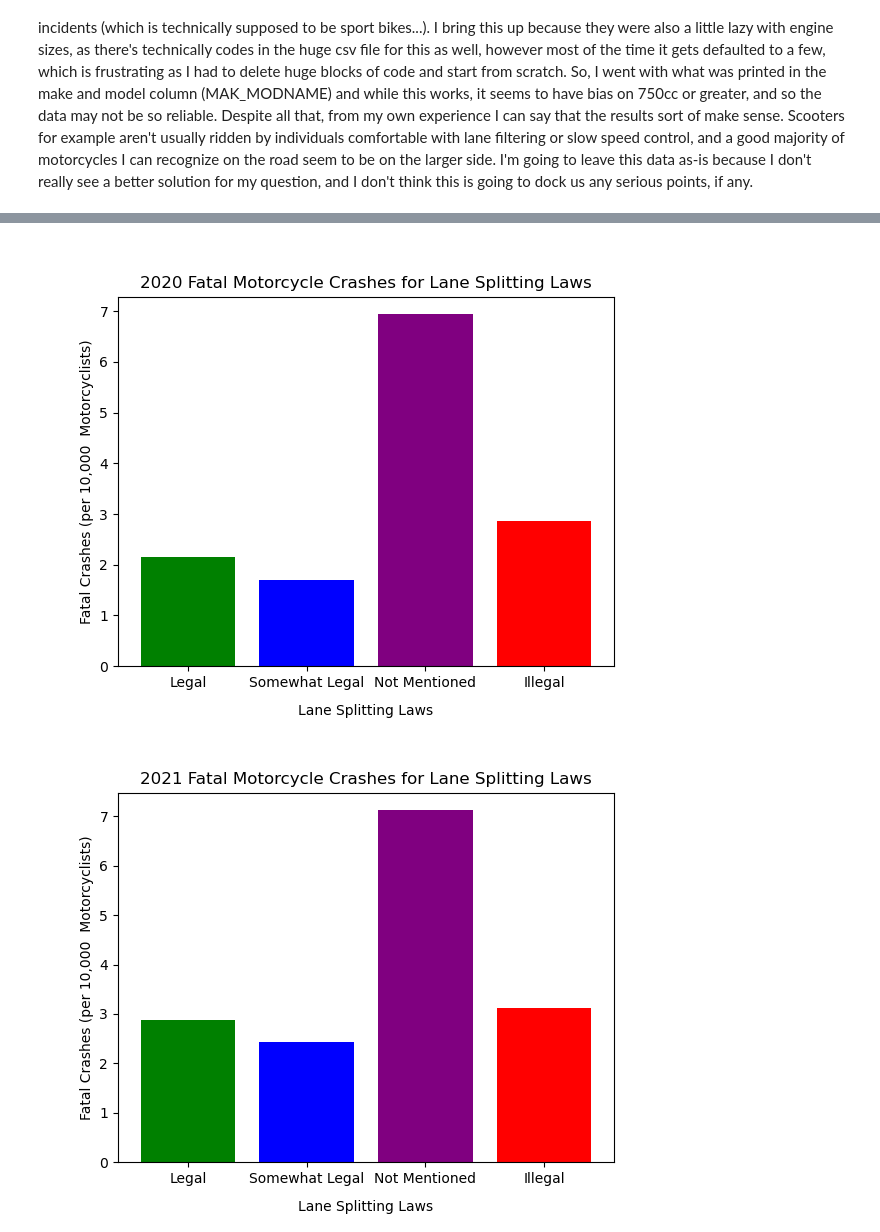
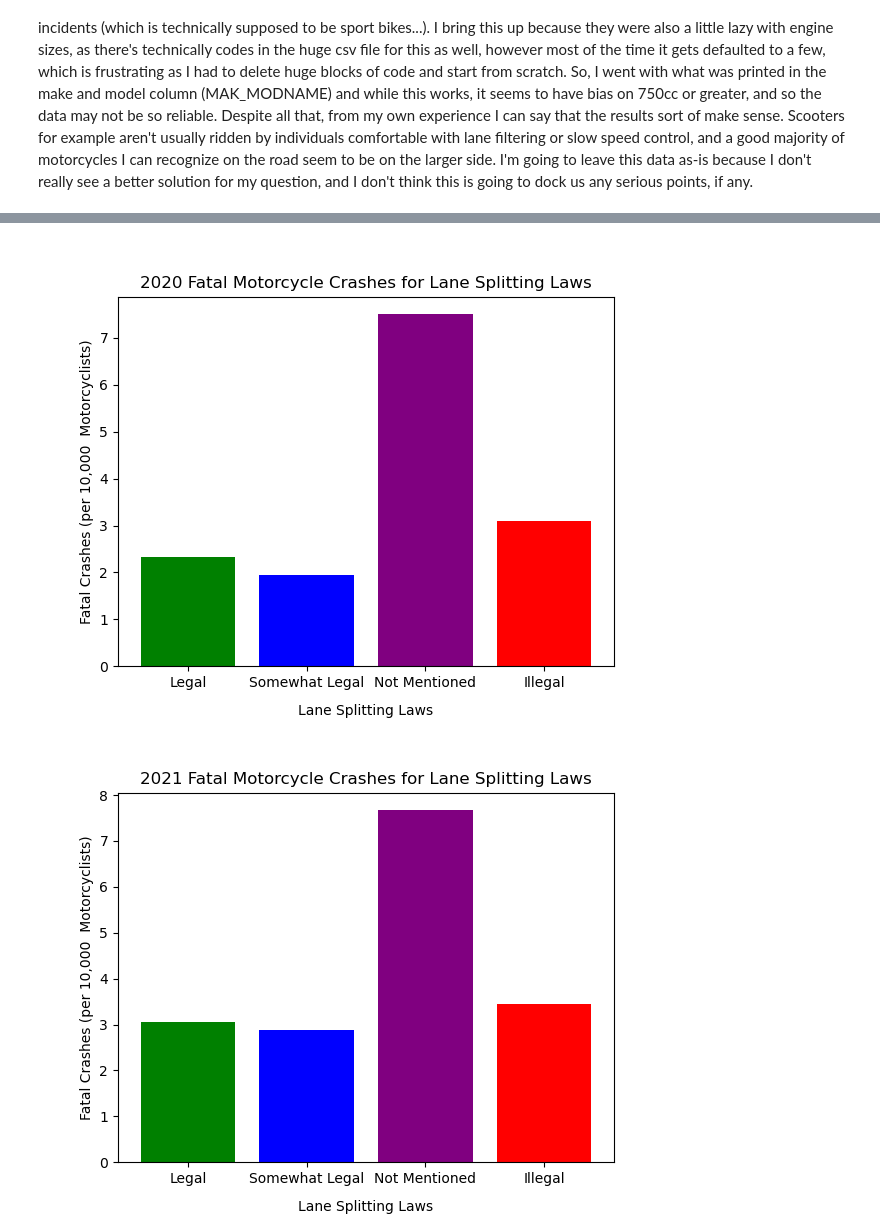
Before and after one commit to CalvinPedigo/Data-Analyst-Project-1, a Jupyter notebook: Notebook_structor.ipynb, the cells around one changed output, grey strips where cells are left out. Drawn from its saved outputs; the diff is of its cells as text; code cells hidden in the pictures.

```diff
--- a/Notebook_structor.ipynb
+++ b/Notebook_structor.ipynb
@@ -287,7 +287,7 @@ filtered_df_list=[]
 for df in df_list:
 
     cleaned_df = df[['STATE','BODY_TYP','MONTH','DEATHS','OWNER']]
-    motorcycle_df = cleaned_df.loc[cleaned_df['BODY_TYP']== 80]
+    motorcycle_df = cleaned_df.loc[cleaned_df['BODY_TYP'].between(80, 87)]
     summer_df = motorcycle_df.loc[(motorcycle_df['MONTH'] >= 4) & (motorcycle_df['MONTH'] <= 8)]
     final_filter_df = summer_df.loc[(summer_df['OWNER'] != 0) & (summer_df['DEATHS'] > 0)]
 
@@ -351,13 +351,13 @@ somewhat_legal_deaths = somewhat_legal_group[1]["DEATHS"].count()
 not_mentioned_deaths = not_mentioned_group[1]["DEATHS"].count()
 illegal_deaths = illegal_group[1]["DEATHS"].count()
 
-legal_per_reg = (legal_deaths / legal_reg_2020) * 10000
-somewhat_legal_per_reg = (somewhat_legal_deaths / somewhat_legal_reg_2020) * 10000
-not_mentioned_per_reg = (not_mentioned_deaths / not_mentioned_reg_2020) * 10000
-illegal_per_reg  = (illegal_deaths/ illegal_reg_2020) * 10000
+legal_per_reg_2020 = (legal_deaths / legal_reg_2020) * 10000
+somewhat_legal_per_reg_2020 = (somewhat_legal_deaths / somewhat_legal_reg_2020) * 10000
+not_mentioned_per_reg_2020 = (not_mentioned_deaths / not_mentioned_reg_2020) * 10000
+illegal_per_reg_2020  = (illegal_deaths/ illegal_reg_2020) * 10000
 
 laws = ["Legal", "Somewhat Legal", "Not Mentioned", "Illegal"]
-counts = [legal_per_reg,somewhat_legal_per_reg, not_mentioned_per_reg, illegal_per_reg]
+counts = [legal_per_reg_2020,somewhat_legal_per_reg_2020, not_mentioned_per_reg_2020, illegal_per_reg_2020]
 x_ticks = [value for value in laws]
 
 fig, ax = plt.subplots()
@@ -368,30 +368,30 @@ ax.set_xlabel("Lane Splitting Laws", labelpad= 10)
 ax.set_ylabel("Fatal Crashes (per 10,000  Motorcyclists)")
 plt.show()
 # %% [output]
-[figure, old version]
+[figure, new version]
 # %%
 # Motorcycle laws affects deadly crashes 2021 (Jack)
 
 legal_deaths = legal_group[2]["DEATHS"].count()
 somewhat_legal_deaths = somewhat_legal_group[2]["DEATHS"].count()
 not_mentioned_deaths = not_mentioned_group[2]["DEATHS"].count()
 illegal_deaths = illegal_group[2]["DEATHS"].count()
 
-legal_per_reg = (legal_deaths / legal_reg_2021) * 10000
-somewhat_legal_per_reg = (somewhat_legal_deaths / somewhat_legal_reg_2021) * 10000
-not_mentioned_per_reg = (not_mentioned_deaths / not_mentioned_reg_2021) * 10000
-illegal_per_reg  = (illegal_deaths/ illegal_reg_2021) * 10000
+legal_per_reg_2021 = (legal_deaths / legal_reg_2021) * 10000
+somewhat_legal_per_reg_2021 = (somewhat_legal_deaths / somewhat_legal_reg_2021) * 10000
+not_mentioned_per_reg_2021 = (not_mentioned_deaths / not_mentioned_reg_2021) * 10000
+illegal_per_reg_2021  = (illegal_deaths/ illegal_reg_2021) * 10000
 
 laws = ["Legal", "Somewhat Legal", "Not Mentioned", "Illegal"]
-counts = [legal_per_reg,somewhat_legal_per_reg, not_mentioned_per_reg, illegal_per_reg]
+counts = [legal_per_reg_2021,somewhat_legal_per_reg_2021, not_mentioned_per_reg_2021, illegal_per_reg_2021]
 x_ticks = [value for value in laws]
 
 fig, ax = plt.subplots()
 ax.bar(laws, counts, color = ["green", "blue","purple","red"])
 ax.set_xticks(x_ticks)
 ax.set_title("2021 Fatal Motorcycle Crashes for Lane Splitting Laws")
 ax.set_xlabel("Lane Splitting Laws", labelpad= 10)
 ax.set_ylabel("Fatal Crashes (per 10,000  Motorcyclists)")
 plt.show()
 # %% [output]
-[figure, old version]
+[figure, new version]
```
Also changed, not shown: parts of 3 cells of this notebook.
